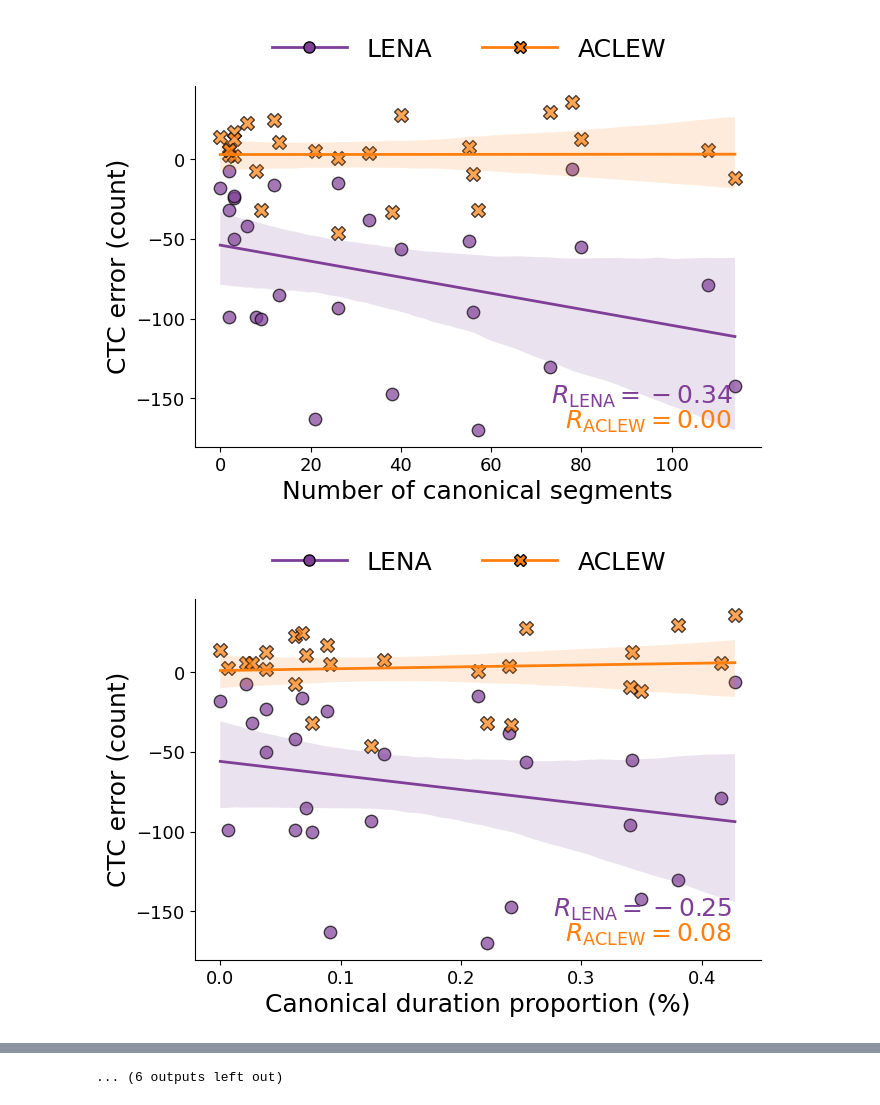
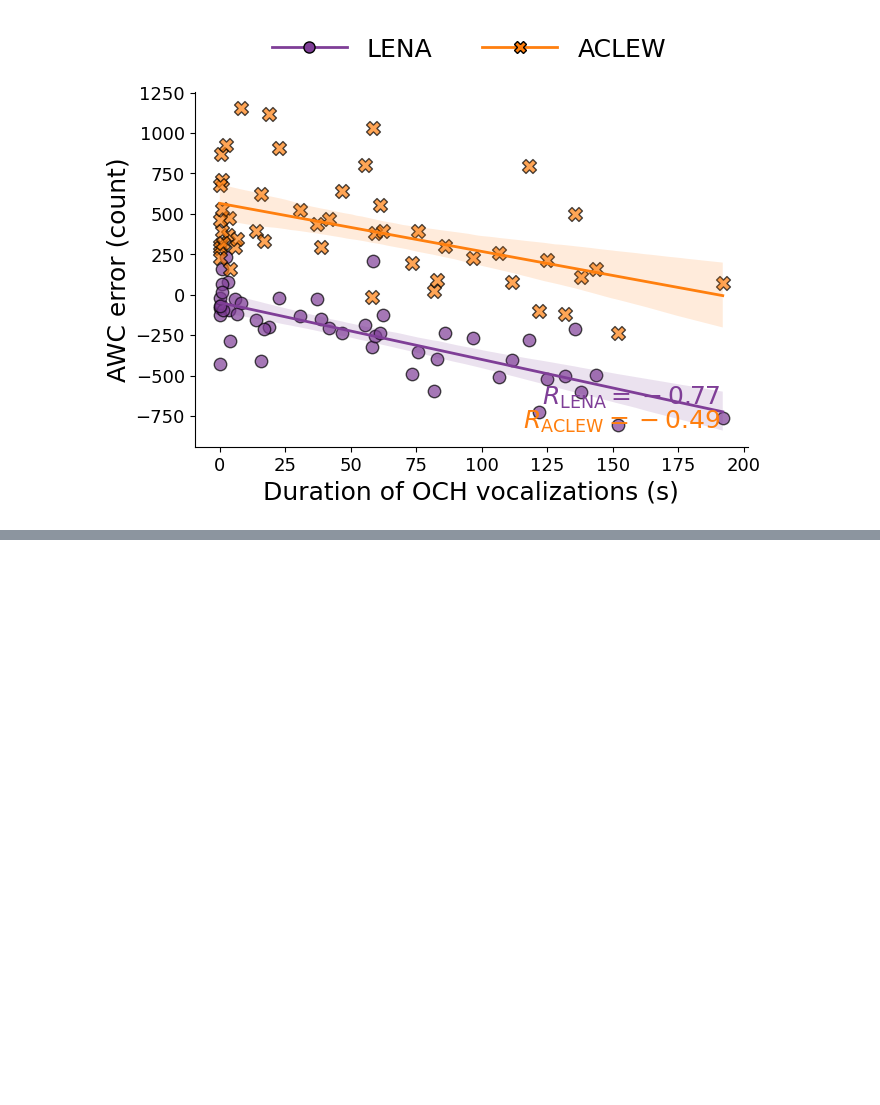
Before and after one commit to wiernik/neurogen, a Jupyter notebook: analysis/metrics/[VOLUBILITY] 30-min clips.ipynb, the cells around one changed output, grey strips where cells are left out. Drawn from its saved outputs; the diff is of its cells as text; code cells hidden in the pictures; blank space fills up the shorter version.

```diff
--- a/analysis/metrics/[VOLUBILITY] 30-min clips.ipynb
+++ b/analysis/metrics/[VOLUBILITY] 30-min clips.ipynb
@@ -126,13 +347,15 @@ def plot_volubility_scatter(lena_df, aclew_df, y_metric, x_measure, save_path=No
     x_name = {
         'can_voc_dur_CHI': 'Canonical duration (s)',
         'cp_dur': 'Canonical duration proportion (%)',
-        'can_voc_CHI': 'Number of canonical segments'
+        'can_voc_CHI': 'Number of canonical segments',
+        'voc_dur_och': 'Duration of OCH vocalizations (s)'
     }
 
     y_name = {
         '5s_CTC': 'CTC',
         'wc_adu': 'AWC',
-        'CVC': 'CVC'
+        'CVC': 'CVC',
+        'AWC': 'AWC',
     }
     metric_name = {
         'me': 'error (count)',
@@ -182,34 +405,34 @@ def plot_volubility_scatter(lena_df, aclew_df, y_metric, x_measure, save_path=No
 
     # Set labels and title
     ax.set_xlabel(x_label)
     ax.set_ylabel(y_label)
 
     # Remove top and right spines
     ax.spines['top'].set_visible(False)
     ax.spines['right'].set_visible(False)
 
     # Create custom legend
     legend_elements = [
         Line2D([0], [0], color=lena_color, marker='o', label='LENA', lw=2,
                markersize=8, markerfacecolor=lena_color, markeredgecolor='black'),
         Line2D([0], [0], color=aclew_color, marker='X', label='ACLEW', lw=2,
                markersize=8, markerfacecolor=aclew_color, markeredgecolor='black')
     ]
     fig.legend(handles=legend_elements, ncol=3, bbox_to_anchor=(0.55, 1.02),
                loc='center', frameon=False, handlelength=3)
 
     plt.tight_layout()
 
     return fig, ax
 
-y_metrics = ['5s_CTC_me', '5s_CTC_mpe', 'wc_adu_me', 'wc_adu_mpe', 'CVC_me', 'CVC_mpe']
-x_measures = ['can_voc_CHI', 'cp_dur', 'can_voc_dur_CHI']
+#y_metrics = ['5s_CTC_me', '5s_CTC_mpe', 'wc_adu_me', 'wc_adu_mpe', 'CVC_me', 'CVC_mpe']
+y_metrics = ['AWC_me']
+x_measures = ['voc_dur_och']
 
 for y_metric in y_metrics:
     for x_measure in x_measures:
         fig, ax = plot_volubility_scatter(lena_scores, aclew_scores, y_metric=y_metric, x_measure=x_measure)
         plt.savefig(f'/home/engaclew/neurogen/figures/volubility/{y_metric}_asf_{x_measure}.png', dpi=300, bbox_inches='tight')
         plt.show()
 # %% [output]
-[figure, old version]
+[figure, new version]
-[figure, removed]
@@ -226 +438,0 @@ for y_metric in y_metrics:
-... (6 outputs left out)
```
Also changed, not shown: parts of 4 cells of this notebook, 17 other files.
